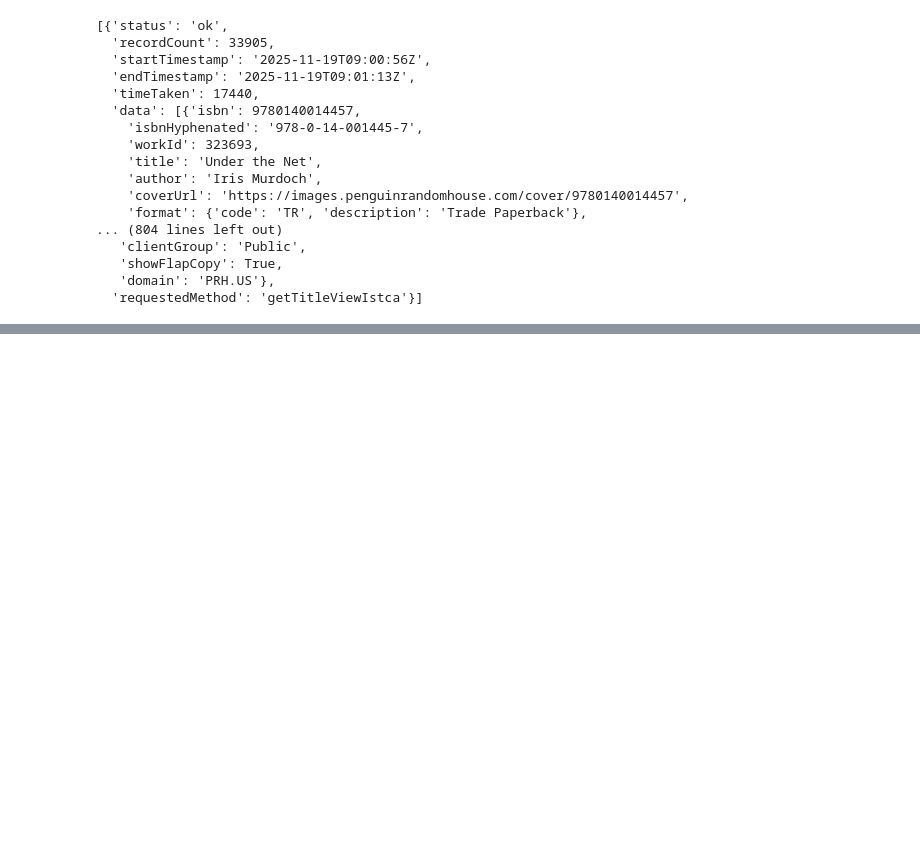
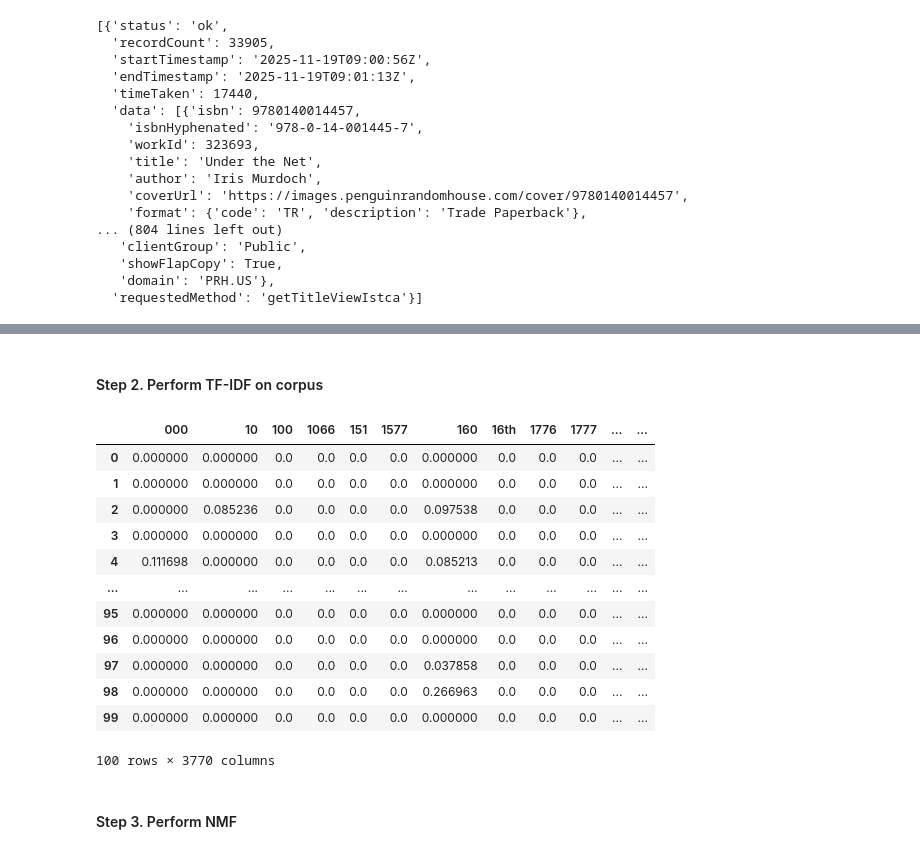
Before and after one commit to kibindy/DMW_Lab2, a Jupyter notebook: LT 8 Lab Report 2.ipynb, the cells around one changed output, grey strips where cells are left out. Saved outputs shown, nothing was run; the diff lists cells and outputs as text; code cells hidden in the pictures; blank space fills up the shorter version.

```diff
--- a/LT 8 Lab Report 2.ipynb
+++ b/LT 8 Lab Report 2.ipynb
@@ -161,0 +164,9 @@ RAW: {"status":"ok","recordCount":2539,"startTimestamp":"2025-11-19T09:01:14Z","
+# %%
+# Step 1: Load the JSON file normally
+with open("100_prh_title_sample.json", "r", encoding="utf-8") as f:
+    data = json.load(f)
+
+# Step 2: Normalize only the "data" list into a DataFrame
+df = pd.json_normalize(data["data"])
+
+df.head()
@@ -161,0 +181,4 @@ RAW: {"status":"ok","recordCount":2539,"startTimestamp":"2025-11-19T09:01:14Z","
+# %%
+# Focus on descriptions only
+corpus = df['description']
+corpus
@@ -161,0 +198,32 @@ RAW: {"status":"ok","recordCount":2539,"startTimestamp":"2025-11-19T09:01:14Z","
+# %% [markdown]
+#### Step 2. Perform TF-IDF on corpus
+# %%
+# TF-IDF
+vectorizer = TfidfVectorizer(stop_words='english')
+tfidf_matrix = vectorizer.fit_transform(corpus)
+
+# Get the feature names (words in the vocabulary)
+feature_names = vectorizer.get_feature_names_out()
+
+# Convert the sparse matrix to a dense array for easier viewing (for small datasets)
+dense_matrix = tfidf_matrix.toarray()
+
+# Create a DataFrame for better readability
+tf_idf_df = pd.DataFrame(dense_matrix, columns=feature_names)
+tf_idf_df
+# %% [output]
+|  | 000 | 10 | 100 | 1066 | 151 | 1577 | 160 | 16th | 1776 | 1777 | ... | ... |
+| 0 | 0.000000 | 0.000000 | 0.0 | 0.0 | 0.0 | 0.0 | 0.000000 | 0.0 | 0.0 | 0.0 | ... | ... |
+| 1 | 0.000000 | 0.000000 | 0.0 | 0.0 | 0.0 | 0.0 | 0.000000 | 0.0 | 0.0 | 0.0 | ... | ... |
+| 2 | 0.000000 | 0.085236 | 0.0 | 0.0 | 0.0 | 0.0 | 0.097538 | 0.0 | 0.0 | 0.0 | ... | ... |
+| 3 | 0.000000 | 0.000000 | 0.0 | 0.0 | 0.0 | 0.0 | 0.000000 | 0.0 | 0.0 | 0.0 | ... | ... |
+| 4 | 0.111698 | 0.000000 | 0.0 | 0.0 | 0.0 | 0.0 | 0.085213 | 0.0 | 0.0 | 0.0 | ... | ... |
+| ... | ... | ... | ... | ... | ... | ... | ... | ... | ... | ... | ... | ... |
+| 95 | 0.000000 | 0.000000 | 0.0 | 0.0 | 0.0 | 0.0 | 0.000000 | 0.0 | 0.0 | 0.0 | ... | ... |
+| 96 | 0.000000 | 0.000000 | 0.0 | 0.0 | 0.0 | 0.0 | 0.000000 | 0.0 | 0.0 | 0.0 | ... | ... |
+| 97 | 0.000000 | 0.000000 | 0.0 | 0.0 | 0.0 | 0.0 | 0.037858 | 0.0 | 0.0 | 0.0 | ... | ... |
+| 98 | 0.000000 | 0.000000 | 0.0 | 0.0 | 0.0 | 0.0 | 0.266963 | 0.0 | 0.0 | 0.0 | ... | ... |
+| 99 | 0.000000 | 0.000000 | 0.0 | 0.0 | 0.0 | 0.0 | 0.000000 | 0.0 | 0.0 | 0.0 | ... | ... |
+100 rows × 3770 columns
+# %% [markdown]
+#### Step 3. Perform NMF
```
Also changed, not shown: parts of 7 cells of this notebook.
